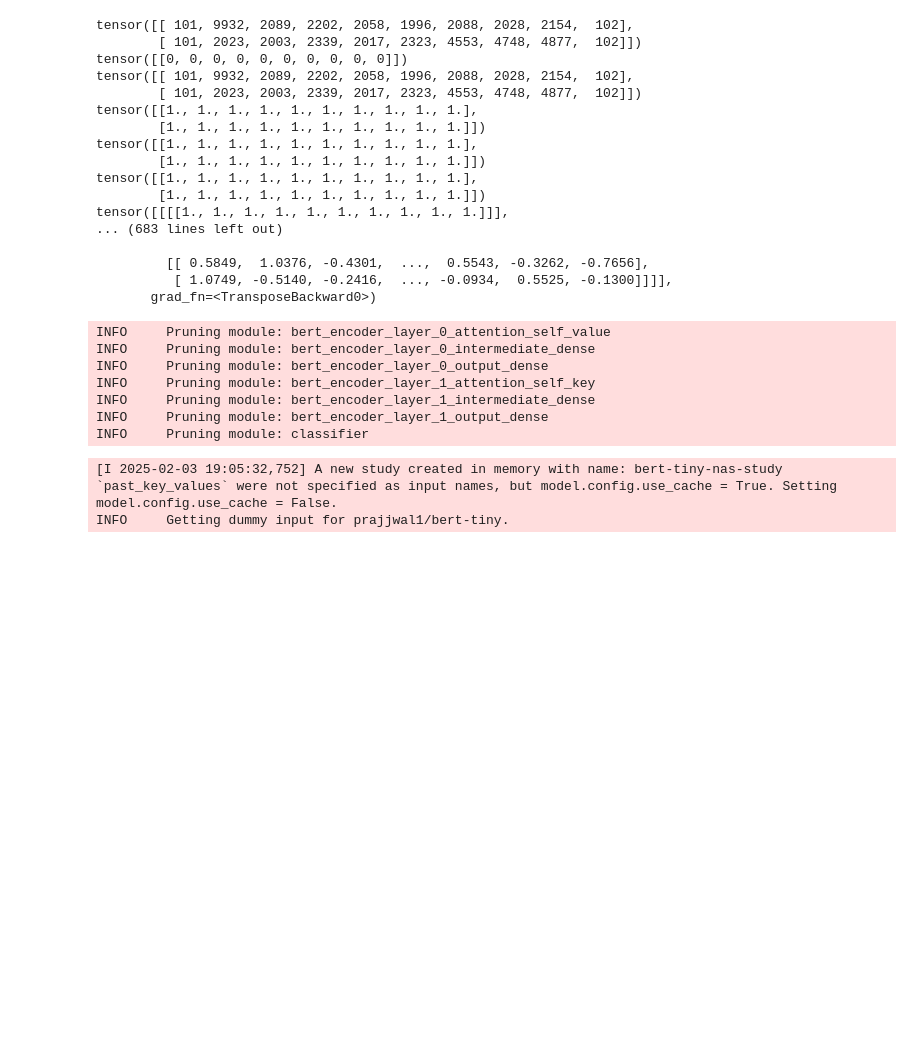
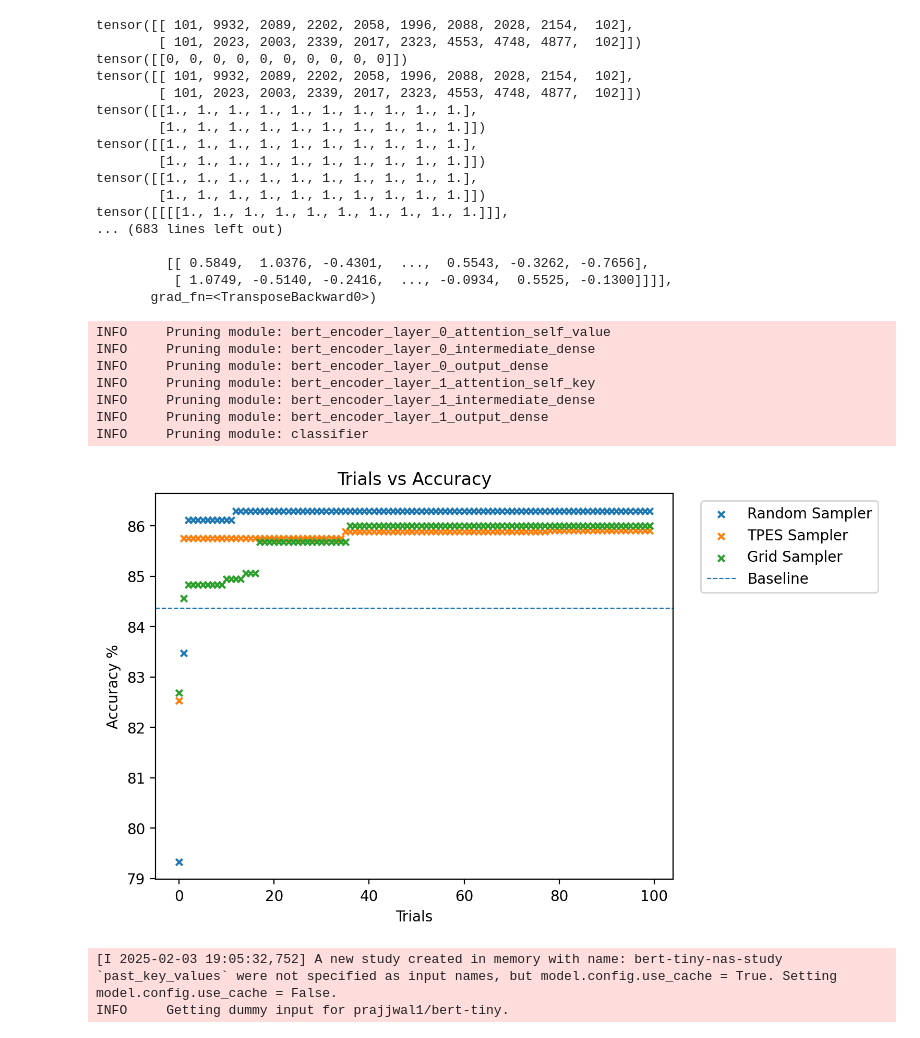
Before and after one commit to omaralkhatib03/mase, a Jupyter notebook: tasks/tutorial5/task2.ipynb, the cells around one changed output. Cells and saved outputs as stored; diff of their text form; code cells hidden in the pictures; blank space fills up the shorter version.

```diff
--- a/tasks/tutorial5/task2.ipynb
+++ b/tasks/tutorial5/task2.ipynb
@@ -293,38 +293,40 @@ def samplerTrial(sampler_name:str, trials:int, sampler, f=objective) -> None:
 # %%
 # samplerTrial(sampler_name="grid", trials=100, sampler=sampler)
 # %%
-# import matplotlib.pyplot as plt
-# import pandas as pd
-# from pathlib import Path
-# import numpy as np
+import matplotlib.pyplot as plt
+import pandas as pd
+from pathlib import Path
+import numpy as np
 
-# df_r = pd.read_csv(f"{Path.home()}/mase/tasks/tutorial5/random.csv")
-# df_t = pd.read_csv(f"{Path.home()}/mase/tasks/tutorial5/tpes.csv")
-# df_g = pd.read_csv(f"{Path.home()}/mase/tasks/tutorial5/grid.csv")
+df_r = pd.read_csv(f"{Path.cwd()}/random.csv")
+df_t = pd.read_csv(f"{Path.cwd()}/tpes.csv")
+df_g = pd.read_csv(f"{Path.cwd()}/grid.csv")
 
-# # Function to compute cumulative max accuracy
-# def compute_cumulative_max(df):
-#     df_sorted = df.sort_values(by='n')
-#     df_sorted['max_accuracy'] = np.maximum.accumulate(df_sorted['accuracy'])
-#     return df_sorted
+# Function to compute cumulative max accuracy
+def compute_cumulative_max(df):
+    df_sorted = df.sort_values(by='n')
+    df_sorted['max_accuracy'] = np.maximum.accumulate(df_sorted['accuracy'])
+    return df_sorted
 
-# # Process data
-# df_r = compute_cumulative_max(df_r)
-# df_t = compute_cumulative_max(df_t)
-# df_g = compute_cumulative_max(df_g)
+# Process data
+df_r = compute_cumulative_max(df_r)
+df_t = compute_cumulative_max(df_t)
+df_g = compute_cumulative_max(df_g)
 
-# fig_pretrain = plt.figure(dpi=200)
+fig_pretrain = plt.figure(dpi=200)
 
-# plt.scatter(x=df_r['n'], y=df_r['max_accuracy'] * 100, marker='x', s=20)
-# plt.scatter(x=df_t['n'], y=df_t['max_accuracy'] * 100, marker='x', s=20)
-# plt.scatter(x=df_g['n'], y=df_g['max_accuracy'] * 100, marker='x', s=20)
-# plt.axhline(y=baseline * 100, linestyle='--', linewidth=0.8)
-# lgd = plt.legend(['Random Sampler', 'TPES Sampler', 'Grid Sampler', 'Baseline'], bbox_to_anchor=(1.04, 1), loc="upper left")
-# plt.xlabel("Trials")
-# plt.ylabel("Accuracy %")
-# plt.title("Trials vs Accuracy")
-# plt.savefig(f"{Path.home()}/mase/tasks/tutorial5/samplers", bbox_extra_artists=(lgd,), bbox_inches='tight')
-# plt.show()
+plt.scatter(x=df_r['n'], y=df_r['max_accuracy'] * 100, marker='x', s=20)
+plt.scatter(x=df_t['n'], y=df_t['max_accuracy'] * 100, marker='x', s=20)
+plt.scatter(x=df_g['n'], y=df_g['max_accuracy'] * 100, marker='x', s=20)
+plt.axhline(y=baseline * 100, linestyle='--', linewidth=0.8)
+lgd = plt.legend(['Random Sampler', 'TPES Sampler', 'Grid Sampler', 'Baseline'], bbox_to_anchor=(1.04, 1), loc="upper left")
+plt.xlabel("Trials")
+plt.ylabel("Accuracy %")
+plt.title("Trials vs Accuracy")
+# plt.savefig(f"{Path.cwd()}/samplers", bbox_extra_artists=(lgd,), bbox_inches='tight')
+plt.show()
+# %% [output]
+[figure, added]
 # %%
 import chop.passes as passes
 from chop import MaseGraph
```
Also changed, not shown: parts of 4 cells of this notebook, 23 other files.
